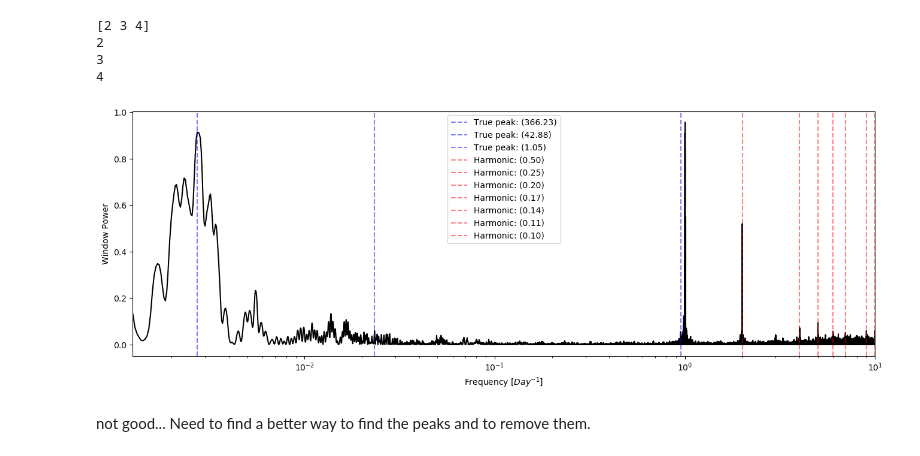
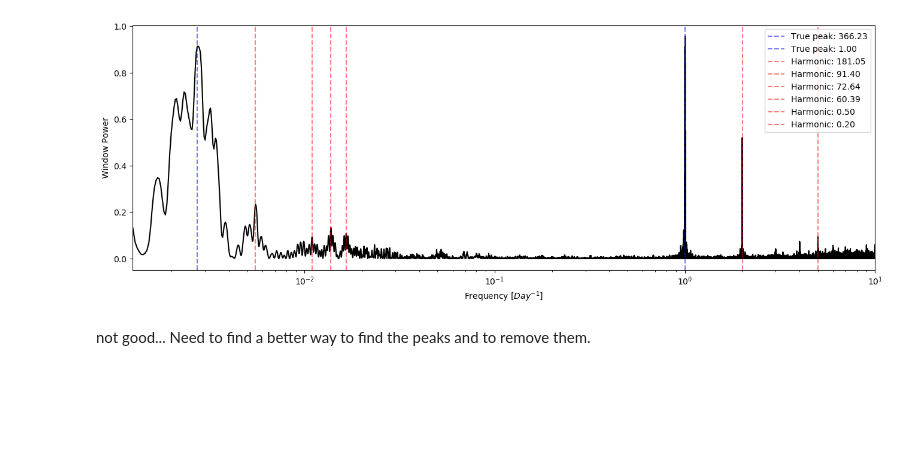
Before and after one commit to kbarbey/Master-Thesis, a Jupyter notebook: main/S1D/test_peak_finding.ipynb, the cells around one changed output. Saved outputs shown, nothing was run; the diff lists cells and outputs as text; code cells hidden in the pictures; blank space fills up the shorter version.

Commit message:
peak finding test ok

```diff
--- a/main/S1D/test_peak_finding.ipynb
+++ b/main/S1D/test_peak_finding.ipynb
@@ -15,13 +15,3 @@ path = os.path.join(r'C:\Users\kentb\Desktop\PDM\data\products', 'BGCru_4000_600
 file = open(path, "rb")
 obs_data = pickle.load(file)
 file.close()
-# %%
-n = np.arange(2,5,1)
-print(n)
-for n in n:
-    print(n)
-# %% [output]
-[2 3 4]
-2
-3
-4
@@ -94,8 +109,9 @@ def plot_power_spectrum(freqW, powerW, min_freq, max_freq, threshold,distance, p
 # %%
 window_freq, window_power = window_power_spectrum(obs_data.time_series.times, 1/800, 10)
-plot_power_spectrum(window_freq, window_power,1/800,10,0.05,200, peaks=True)
-# %% [output]
-[figure, removed]
+# %%
+plot_power_spectrum(window_freq, window_power,1/800,10,0.08,50, peaks=True)
+# %% [output]
+[figure, added]
 # %%
 freq = np.asarray(obs_data.periodicity_detector.results_frequency['shift_periodogram'])
 power = np.asarray(obs_data.periodicity_detector.results_power['shift_periodogram'])
```
Also changed, not shown: parts of 3 cells of this notebook.
